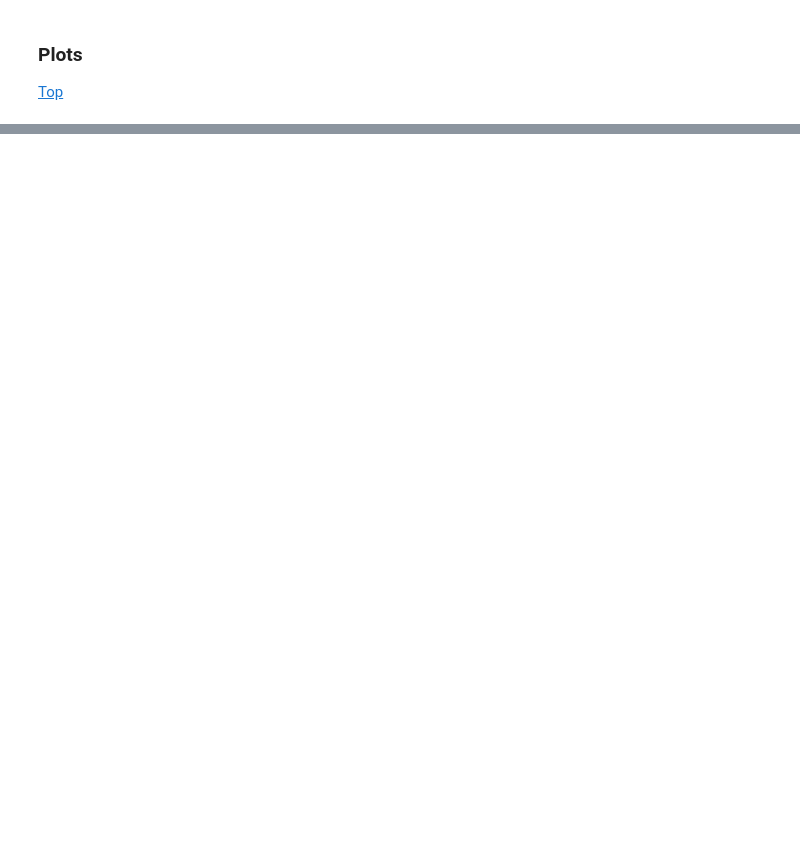
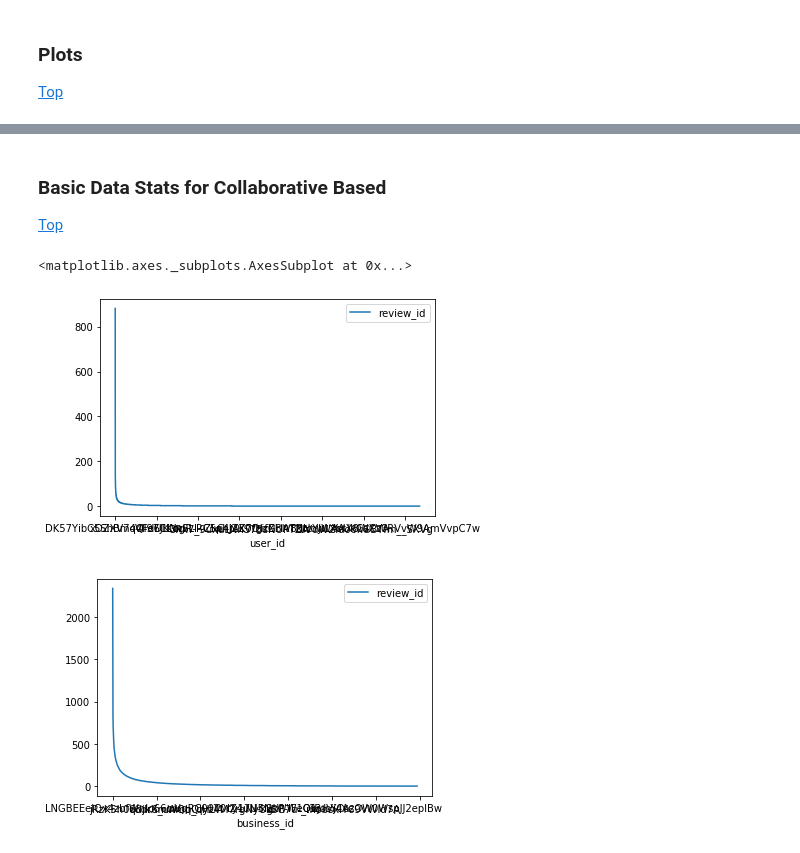
Before and after one commit to simonkreulen/CollectiveIntel, a Jupyter notebook: GroepsOpdracht_CI.ipynb, the cells around one changed output, grey strips where cells are left out. Cells and saved outputs as stored; diff of their text form; code cells hidden in the pictures; blank space fills up the shorter version.

Commit message:
Review data plots

```diff
--- a/GroepsOpdracht_CI.ipynb
+++ b/GroepsOpdracht_CI.ipynb
@@ -161,0 +245,20 @@ cats_presences.plot()
+# %% [markdown]
+### Basic Data Stats for Collaborative Based <a name='basicdata'></a>
+
+[Top](#Top)
+# %%
+# reset index
+df_reviews = df_reviews.reset_index()
+
+# count reviews per user and reviews per business
+reviews_per_user = df_reviews.groupby("user_id")["review_id"].count().sort_values(ascending=False).to_frame()
+reviews_per_business = df_reviews.groupby("business_id")["review_id"].count().sort_values(ascending=False).to_frame()
+
+
+# plot both review counts
+reviews_per_user.plot()
+reviews_per_business.plot()
+# %% [output]
+<matplotlib.axes._subplots.AxesSubplot at 0x...>
+[figure, added]
+[figure, added]
```
Also changed, not shown: parts of 6 cells of this notebook, 2 other files.
